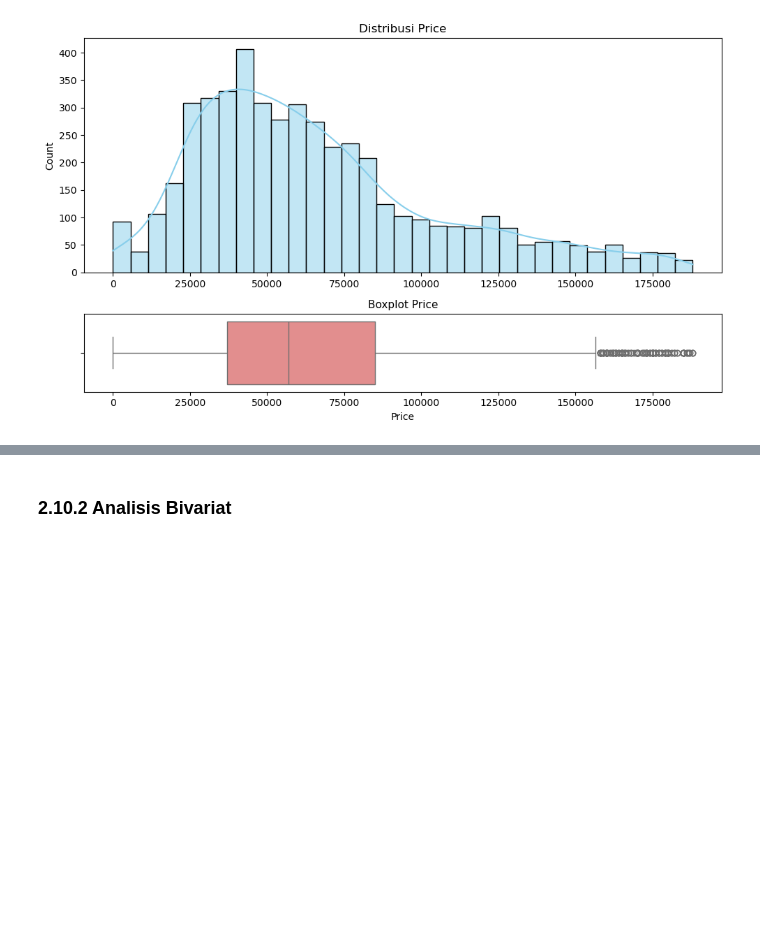
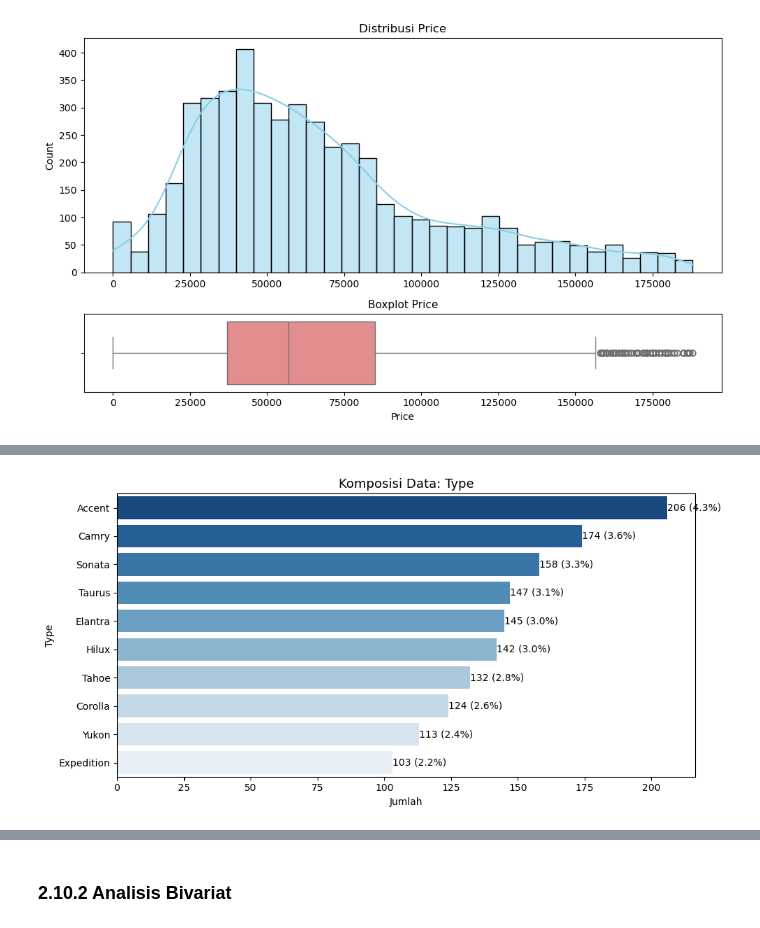
Before and after one commit to hansdarmawann/arabian-cars-1, a Jupyter notebook: Notebook/02_Data Acquisition And Understanding.ipynb, the cells around one changed output, grey strips where cells are left out. Drawn from its saved outputs; the diff is of its cells as text; code cells hidden in the pictures; blank space fills up the shorter version.

```diff
--- a/Notebook/02_Data Acquisition And Understanding.ipynb
+++ b/Notebook/02_Data Acquisition And Understanding.ipynb
@@ -465,0 +542,8 @@ check_normality(df, ['Price'])
+# %%
+countplot_categorical(
+    df,
+    cols=['Type'],
+    top_n=10
+)
+# %% [output]
+[figure, added]
```
Also changed, not shown: parts of 8 cells of this notebook.
